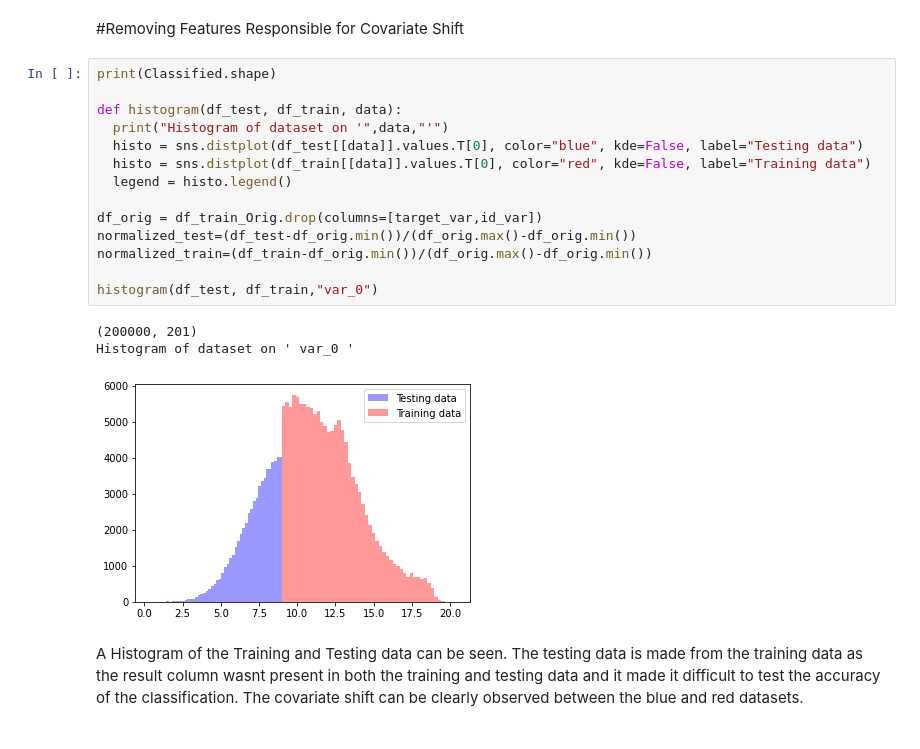
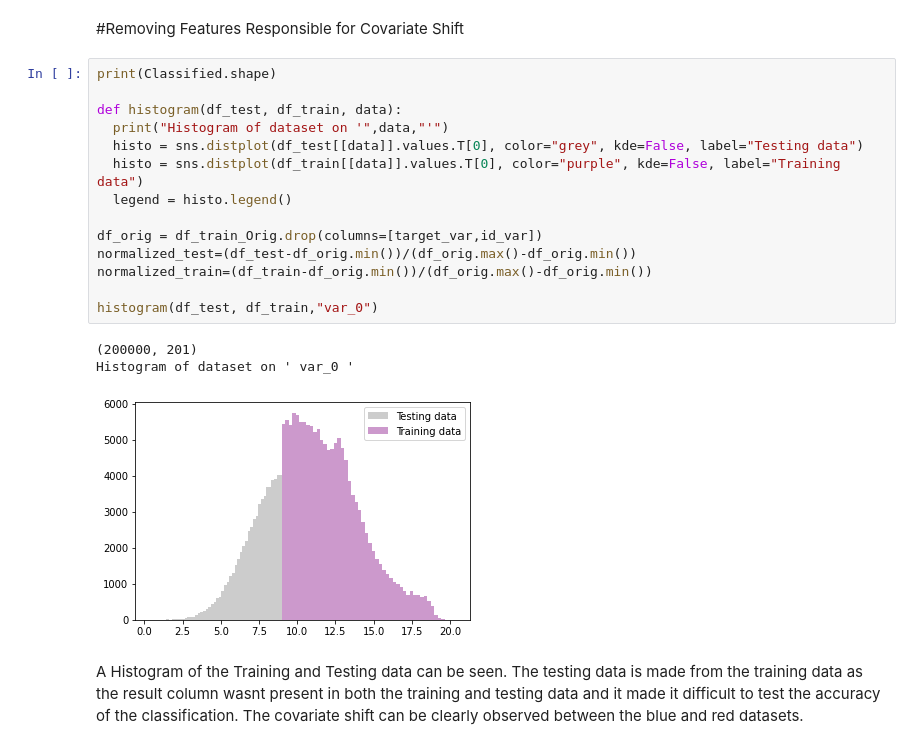
Before and after one commit to kacperkurowski/CE888, a Jupyter notebook: Assignment/Santander-Customer-Transaction-Prediction.ipynb, the cells around one changed output. Drawn from its saved outputs; the diff is of its cells as text.

```diff
--- a/Assignment/Santander-Customer-Transaction-Prediction.ipynb
+++ b/Assignment/Santander-Customer-Transaction-Prediction.ipynb
@@ -174,21 +174,21 @@ Variables with covariate shift are detected, as removing them can influence the
 # %%
 print(Classified.shape)
 
 def histogram(df_test, df_train, data):
   print("Histogram of dataset on '",data,"'")
-  histo = sns.distplot(df_test[[data]].values.T[0], color="blue", kde=False, label="Testing data")
-  histo = sns.distplot(df_train[[data]].values.T[0], color="red", kde=False, label="Training data")
+  histo = sns.distplot(df_test[[data]].values.T[0], color="grey", kde=False, label="Testing data")
+  histo = sns.distplot(df_train[[data]].values.T[0], color="purple", kde=False, label="Training data")
   legend = histo.legend()
 
 df_orig = df_train_Orig.drop(columns=[target_var,id_var])
 normalized_test=(df_test-df_orig.min())/(df_orig.max()-df_orig.min())
 normalized_train=(df_train-df_orig.min())/(df_orig.max()-df_orig.min())
 
 histogram(df_test, df_train,"var_0")
 # %% [output]
 (200000, 201)
 Histogram of dataset on ' var_0 '
-[figure, old version]
+[figure, new version]
 # %% [markdown]
 A Histogram of the Training and Testing data can be seen. The testing data is made from the training data as the result column wasnt present in both the training and testing data and it made it difficult to test the accuracy of the classification. The covariate shift can be clearly observed between the blue and red datasets.
 # %% [markdown]
```
